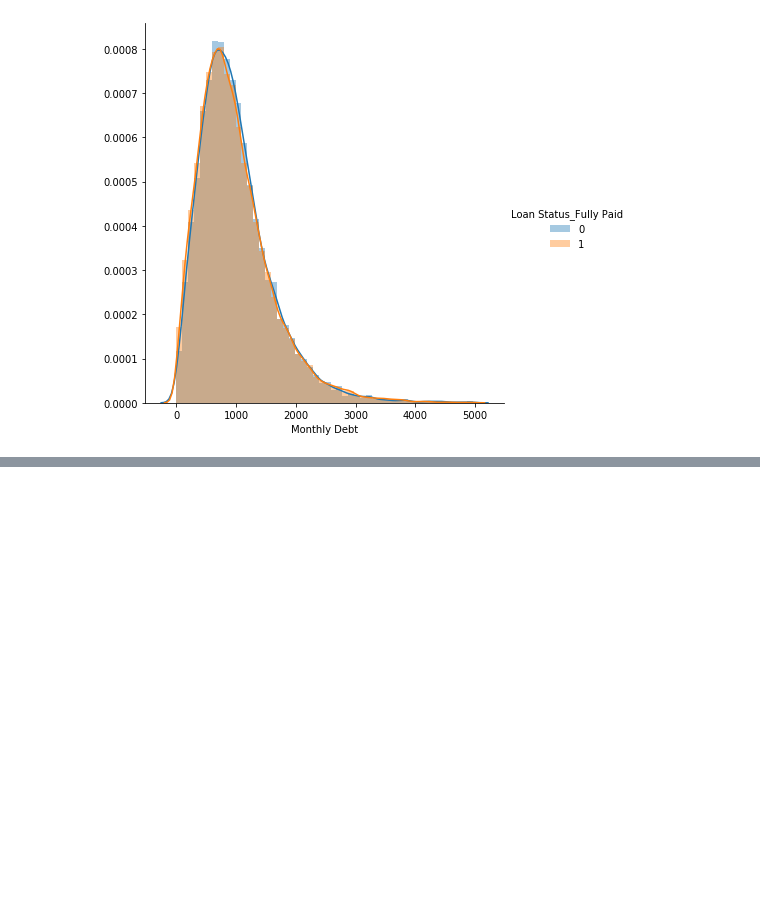
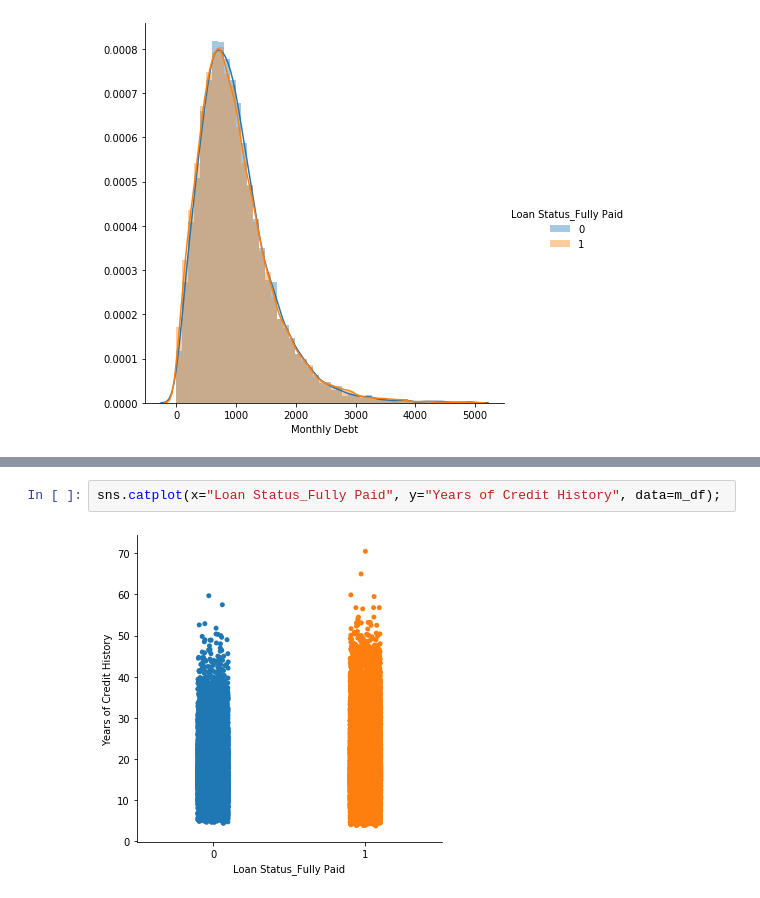
Before and after one commit to divaymohan/credit_score_modeling, a Jupyter notebook: NoteBook.ipynb, the cells around one changed output, grey strips where cells are left out. Cells and saved outputs as stored; diff of their text form; blank space fills up the shorter version.

Commit message:
cleaning data

```diff
--- a/NoteBook.ipynb
+++ b/NoteBook.ipynb
@@ -519,0 +557,4 @@ plt.show()
+# %%
+sns.catplot(x="Loan Status_Fully Paid", y="Years of Credit History", data=m_df);
+# %% [output]
+[figure, added]
```
Also changed, not shown: parts of 12 cells of this notebook.
